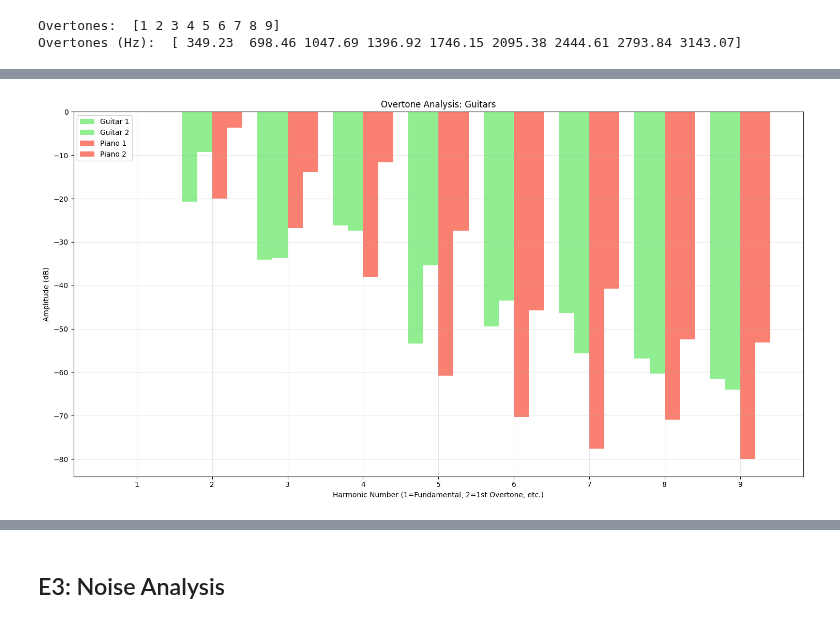
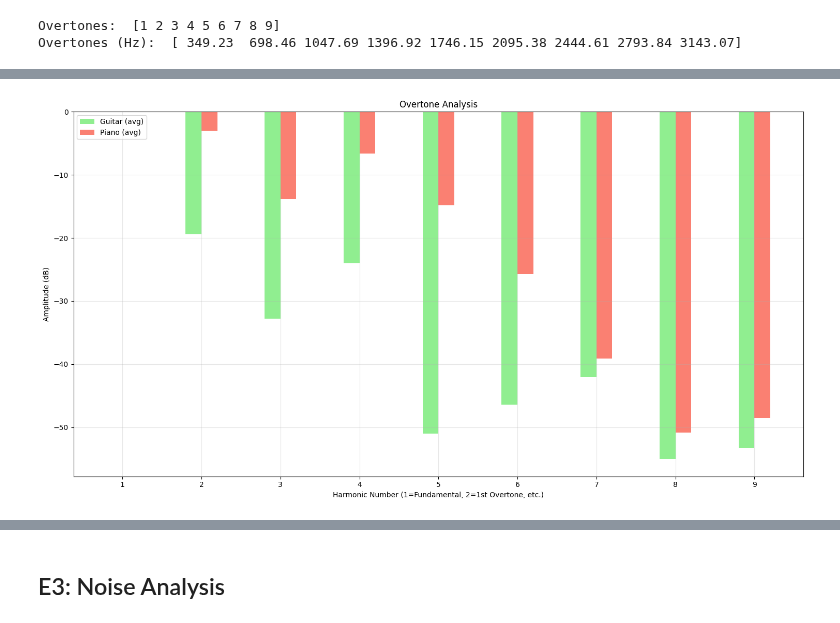
Before and after one commit to martijuanola/RWTH-AIiM, a Jupyter notebook: exercices/e7/e7-main.ipynb, the cells around one changed output, grey strips where cells are left out. Saved outputs shown, nothing was run; the diff lists cells and outputs as text; code cells hidden in the pictures.

Commit message:
[E7] - fix things + figures

```diff
--- a/exercices/e7/e7-main.ipynb
+++ b/exercices/e7/e7-main.ipynb
@@ -87,12 +82,19 @@ harmonic_freqs = f0 * harmonic_multipliers
 print("Overtones (Hz): ", harmonic_freqs)
 
 
-def get_harmonic_amplitudes(y, sr, target_freqs, n_fft: int = 4096):  # TODO: why?
-    # Get frequencies of FFT bins
-    fft_freqs = librosa.fft_frequencies(sr=sr, n_fft=n_fft)
+def get_harmonic_amplitudes(y, sr, target_freqs) -> tuple[np.ndarray, np.ndarray]:
+    # Get amplitudes
+    amplitudes = []
 
-    # Get amplitudes
-    linear_amplitudes = get_amplitudes_v1(fft_freqs, n_fft, target_freqs, y)
+    fft_freqs_for_bins = librosa.fft_frequencies(sr=sr)  # Get frequencies of FFT bins
+    s = np.abs(librosa.stft(y))
+    s_mean = np.mean(s, axis=1)
+
+    for overtone_freq in target_freqs:
+        overtone_idx = np.argmin(np.abs(fft_freqs_for_bins - overtone_freq))
+        amplitude = s_mean[overtone_idx]
+        amplitudes.append(amplitude)
+    linear_amplitudes = np.array(amplitudes)
 
     # Amplitudes to dB
     amplitudes_db = librosa.amplitude_to_db(linear_amplitudes, ref=np.max)  # ref=1.0
@@ -100,20 +102,6 @@ def get_harmonic_amplitudes(y, sr, target_freqs, n_fft: int = 4096):  # TODO: wh
     return linear_amplitudes, amplitudes_db
 
 
-def get_amplitudes_v1(fft_freqs: ndarray[tuple[Any, ...], dtype[Any]], n_fft: int, target_freqs, y):
-    linear_amplitudes = []
-
-    s = np.abs(librosa.stft(y, n_fft=n_fft))
-    s_mean = np.mean(s, axis=1)
-
-    for freq in target_freqs:
-        idx = np.argmin(np.abs(fft_freqs - freq))
-        val = s_mean[idx]
-        linear_amplitudes.append(val)
-
-    return np.array(linear_amplitudes)
-
-
 # analyse all 4 audio samples
 l_amps_g1, amps_g1 = get_harmonic_amplitudes(y_g1, sr_g1, harmonic_freqs)
 l_amps_p1, amps_p1 = get_harmonic_amplitudes(y_p1, sr_p1, harmonic_freqs)
@@ -191,23 +139,18 @@ plt.show()
 # %%
 plt.figure(figsize=(15, 8))
 x = np.arange(len(harmonic_multipliers))
 width = 0.2
 
-# TODO: visualize better
-#  try to maybe average per instrument?
-
-plt.bar(x - 3 * width / 2, amps_g1, width, label="Guitar 1", color="lightgreen")
-plt.bar(x - width / 2, amps_g2, width, label="Guitar 2", color="lightgreen")
-plt.bar(x + width / 2, amps_p1, width, label="Piano 1", color="salmon")
-plt.bar(x + 3 * width / 2, amps_p2, width, label="Piano 2", color="salmon")
-plt.title("Overtone Analysis: Guitars")
+plt.bar(x - width / 2, amps_g1, width, label="Guitar (avg)", color="lightgreen")
+plt.bar(x + width / 2, amps_p2, width, label="Piano (avg)", color="salmon")
+plt.title("Overtone Analysis")
 plt.xlabel("Harmonic Number (1=Fundamental, 2=1st Overtone, etc.)")
 plt.ylabel("Amplitude (dB)")
 plt.xticks(x, harmonic_multipliers)
 plt.legend()
 plt.grid(True, alpha=0.3)
 
 plt.tight_layout()
 plt.show()
 # %% [output]
-[figure, old version]
+[figure, new version]
```
Also changed, not shown: parts of 7 cells of this notebook, 6 other files.
